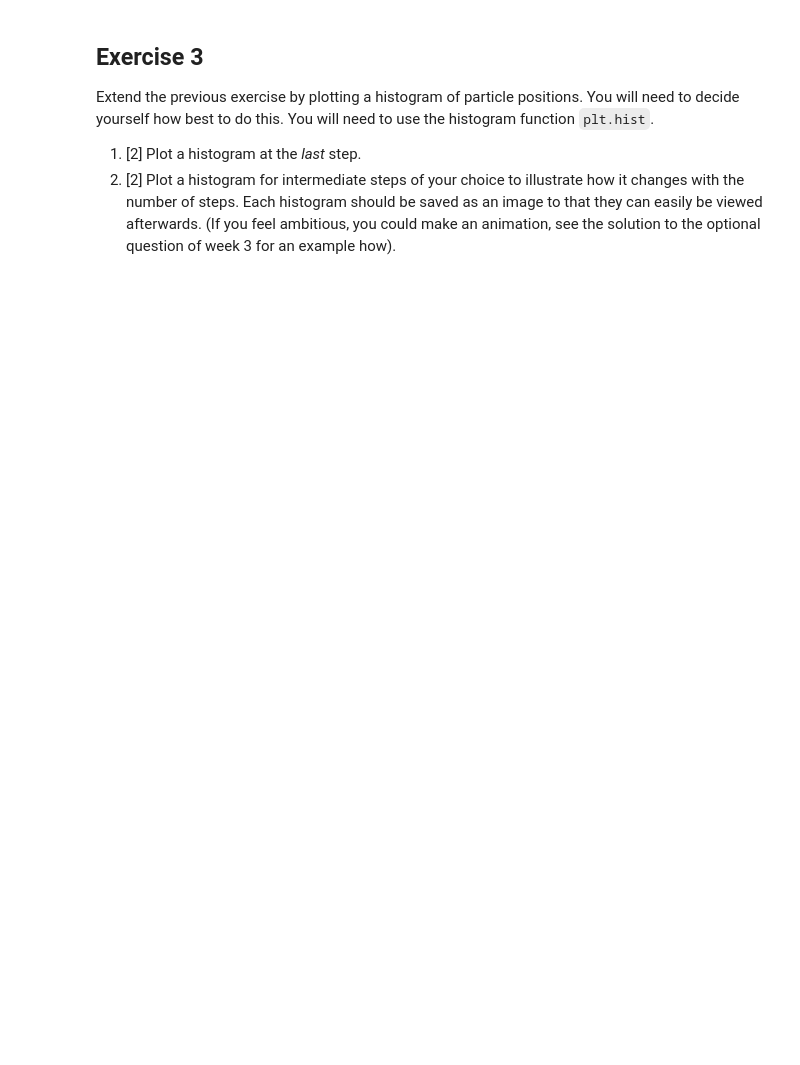
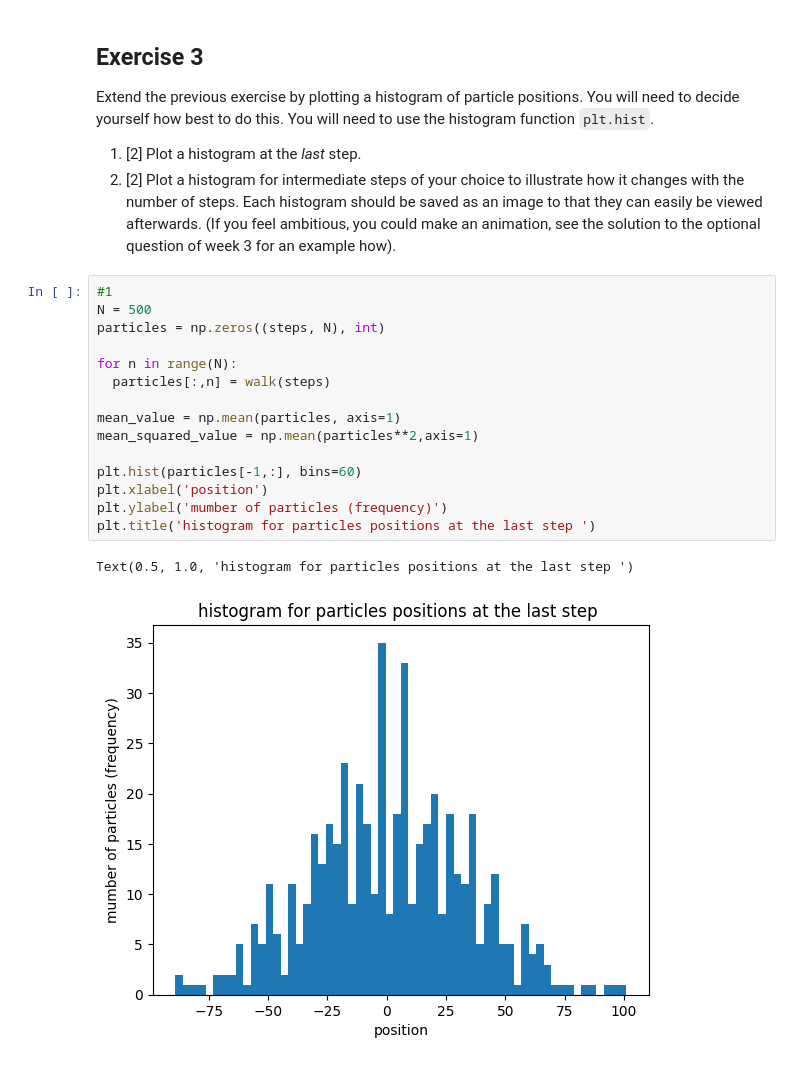
Before and after one commit to PX2145-2025/week-7-b-lloydCallum, a Jupyter notebook: Random_walk.ipynb, the cells around one changed output. Cells and saved outputs as stored; diff of their text form; blank space fills up the shorter version.

```diff
--- a/Random_walk.ipynb
+++ b/Random_walk.ipynb
@@ -135,3 +214,21 @@ Extend the previous exercise by plotting a histogram of particle positions. You
 
  1. [2] Plot a histogram at the _last_ step.
  2. [2] Plot a histogram for intermediate steps of your choice to illustrate how it changes with the number of steps. Each histogram should be saved as an image to that they can easily be viewed afterwards. (If you feel ambitious, you could make an animation, see the solution to the optional question of week 3 for an example how).
+# %%
+#1
+N = 500
+particles = np.zeros((steps, N), int)
+
+for n in range(N):
+  particles[:,n] = walk(steps)
+
+mean_value = np.mean(particles, axis=1)
+mean_squared_value = np.mean(particles**2,axis=1)
+
+plt.hist(particles[-1,:], bins=60)
+plt.xlabel('position')
+plt.ylabel('mumber of particles (frequency)')
+plt.title('histogram for particles positions at the last step ')
+# %% [output]
+Text(0.5, 1.0, 'histogram for particles positions at the last step ')
+[figure, added]
```
Also changed, not shown: parts of 7 cells of this notebook.
